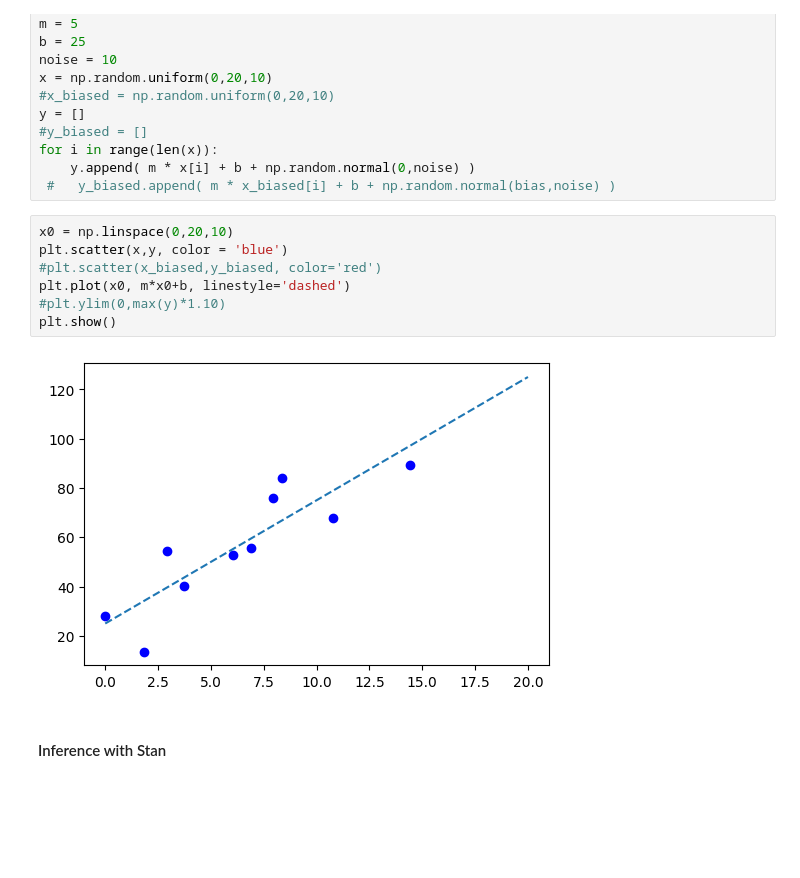
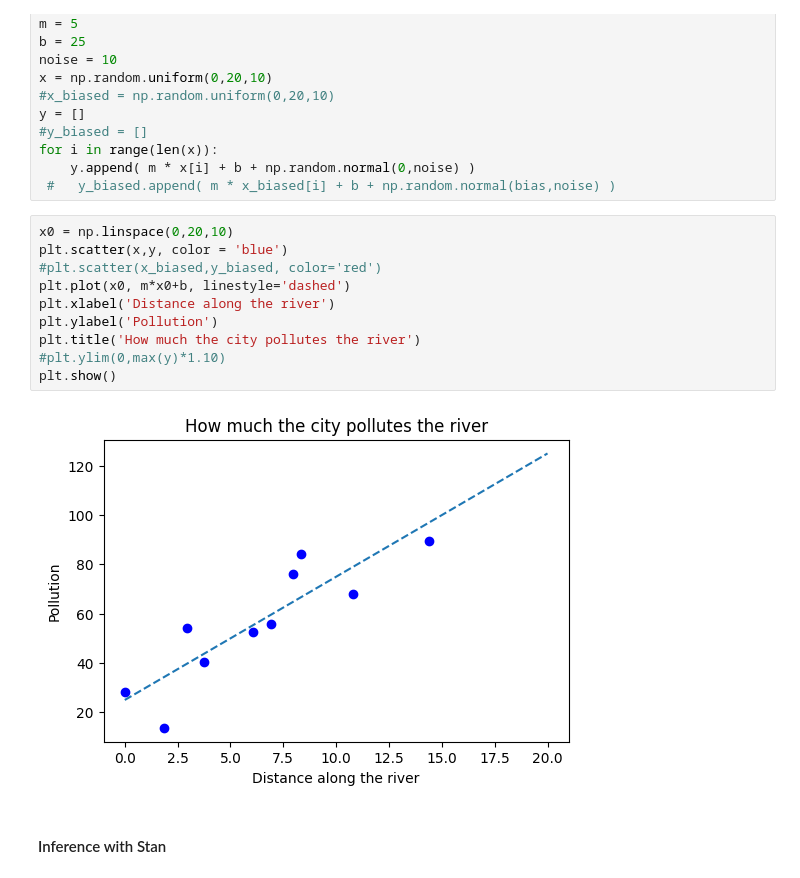
Before and after one commit to sequi76/Bayesian_ML_for_scientific_research, a Jupyter notebook: lecture1/practice/linear-regression.ipynb, the cells around one changed output. Drawn from its saved outputs; the diff is of its cells as text; blank space fills up the shorter version.

```diff
--- a/lecture1/practice/linear-regression.ipynb
+++ b/lecture1/practice/linear-regression.ipynb
@@ -46,12 +46,15 @@ for i in range(len(x)):
 # %%
 x0 = np.linspace(0,20,10)
 plt.scatter(x,y, color = 'blue')
 #plt.scatter(x_biased,y_biased, color='red')
 plt.plot(x0, m*x0+b, linestyle='dashed')
+plt.xlabel('Distance along the river')
+plt.ylabel('Pollution')
+plt.title('How much the city pollutes the river')
 #plt.ylim(0,max(y)*1.10)
 plt.show()
 # %% [output]
-[figure, old version]
+[figure, new version]
 # %% [markdown]
 #### Inference with Stan
 # %%
```
Also changed, not shown: parts of 8 cells of this notebook, 8 other files.
